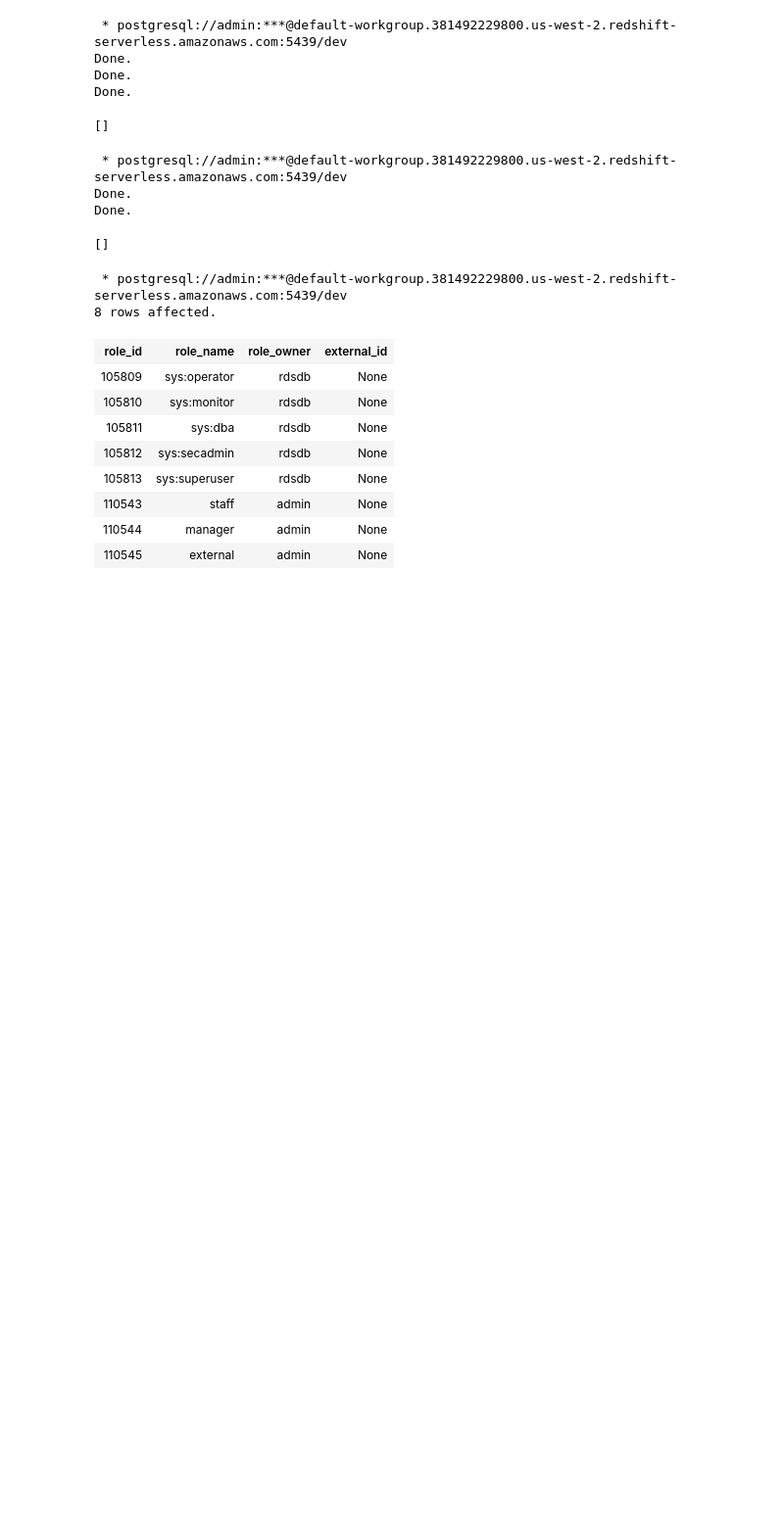
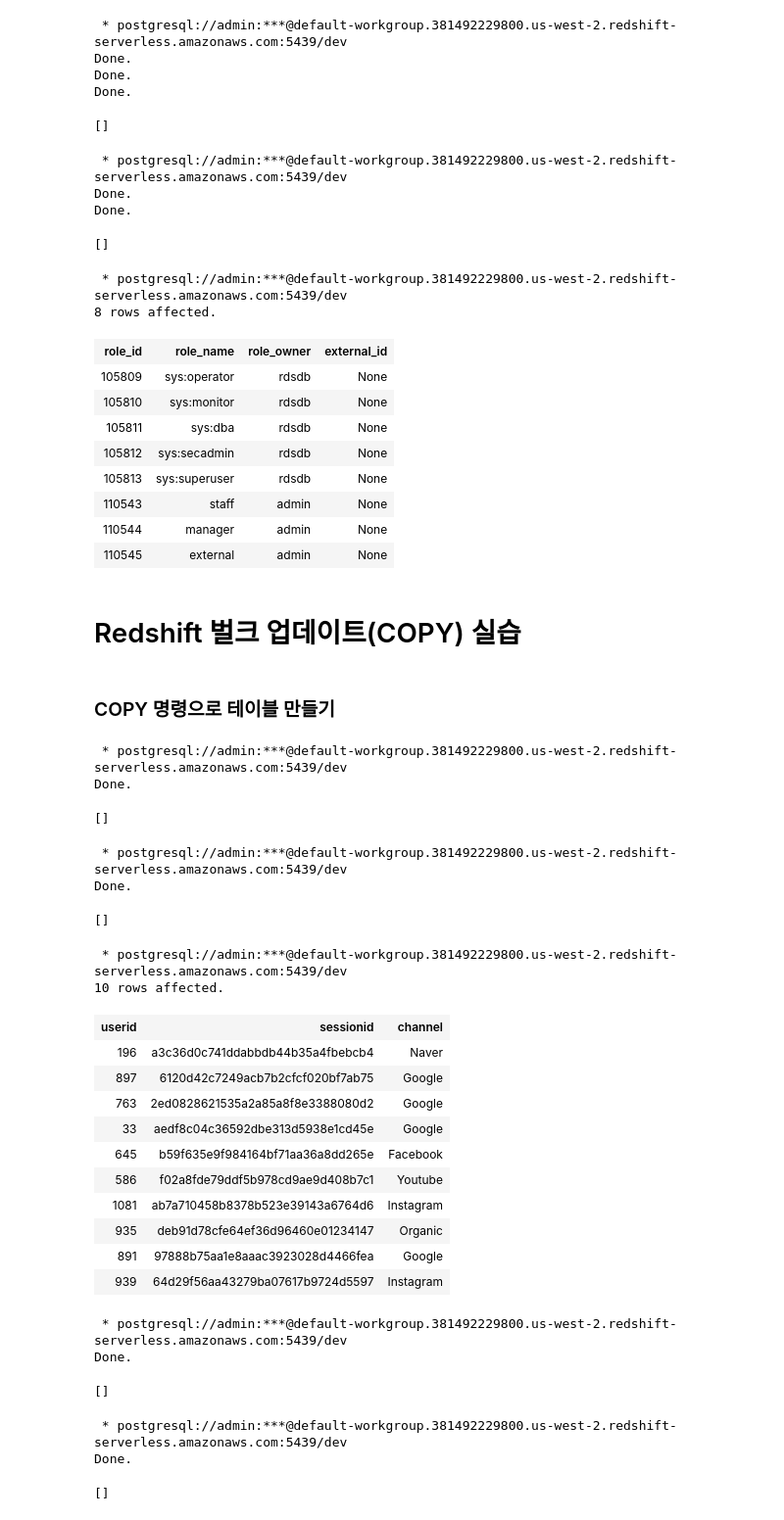
Before and after one commit to jki5410/AWS-Redshift, a Jupyter notebook: [DE]Redshift실습.ipynb, the cells around one changed output. Shown at 98% size. Saved outputs shown, nothing was run; the diff lists cells and outputs as text; code cells hidden in the pictures; blank space fills up the shorter version.

Commit message:
1. Redshift Serverless 액세스 2. Redshift 초기 설정 - 스키마, 유저, 그룹 역할 3. Redshift 벌크 업데이트 (COPY)

```diff
--- a/[DE]Redshift실습.ipynb
+++ b/[DE]Redshift실습.ipynb
@@ -167,3 +167,72 @@ Done.
 | 110543 | staff | admin | None |
 | 110544 | manager | admin | None |
 | 110545 | external | admin | None |
+# %% [markdown]
+# Redshift 벌크 업데이트(COPY) 실습
+# %% [markdown]
+### COPY 명령으로 테이블 만들기
+# %%
+%%sql
+
+CREATE TABLE raw_data.user_session_channel (
+   userid integer ,
+   sessionid varchar(32) primary key,
+   channel varchar(32)
+);
+# %% [output]
+ * postgresql://admin:***@default-workgroup.381492229800.us-west-2.redshift-serverless.amazonaws.com:5439/dev
+Done.
+[]
+# %%
+%%sql
+
+-- 아래 쿼리에서 aws_iam_role의 값은 각자 Redshift cluster에 지정한 S3 읽기 권한 ROLE의 ARN을 지정
+COPY raw_data.user_session_channel
+FROM 's3://kain-test-bucket/test_data/user_session_channel.csv'
+credentials 'aws_iam_role=arn:aws:iam::381492229800:role/redshift.read.s3'
+delimiter ',' dateformat 'auto' timeformat 'auto' IGNOREHEADER 1 removequotes;
+# %% [output]
+ * postgresql://admin:***@default-workgroup.381492229800.us-west-2.redshift-serverless.amazonaws.com:5439/dev
+Done.
+[]
+# %%
+%%sql
+
+SELECT * FROM raw_data.user_session_channel LIMIT 10;
+# %% [output]
+ * postgresql://admin:***@default-workgroup.381492229800.us-west-2.redshift-serverless.amazonaws.com:5439/dev
+10 rows affected.
+| userid | sessionid | channel |
+| 196 | a3c36d0c741ddabbdb44b35a4fbebcb4 | Naver |
+| 897 | 6120d42c7249acb7b2cfcf020bf7ab75 | Google |
+| 763 | 2ed0828621535a2a85a8f8e3388080d2 | Google |
+| 33 | aedf8c04c36592dbe313d5938e1cd45e | Google |
+| 645 | b59f635e9f984164bf71aa36a8dd265e | Facebook |
+| 586 | f02a8fde79ddf5b978cd9ae9d408b7c1 | Youtube |
+| 1081 | ab7a710458b8378b523e39143a6764d6 | Instagram |
+| 935 | deb91d78cfe64ef36d96460e01234147 | Organic |
+| 891 | 97888b75aa1e8aaac3923028d4466fea | Google |
+| 939 | 64d29f56aa43279ba07617b9724d5597 | Instagram |
+# %%
+%%sql
+
+CREATE TABLE raw_data.session_timestamp (
+   sessionid varchar(32) primary key,
+   ts timestamp
+);
+# %% [output]
+ * postgresql://admin:***@default-workgroup.381492229800.us-west-2.redshift-serverless.amazonaws.com:5439/dev
+Done.
+[]
+# %%
+%%sql
+
+-- 아래 쿼리에서 aws_iam_role의 값은 각자 Redshift cluster에 지정한 S3 읽기 권한 ROLE의 ARN을 지정
+COPY raw_data.session_timestamp
+FROM 's3://kain-test-bucket/test_data/session_timestamp.csv'
+credentials 'aws_iam_role=arn:aws:iam::381492229800:role/redshift.read.s3'
+delimiter ',' dateformat 'auto' timeformat 'auto' IGNOREHEADER 1 removequotes;
+# %% [output]
+ * postgresql://admin:***@default-workgroup.381492229800.us-west-2.redshift-serverless.amazonaws.com:5439/dev
+Done.
+[]
```
Also changed, not shown: parts of 4 cells of this notebook.
